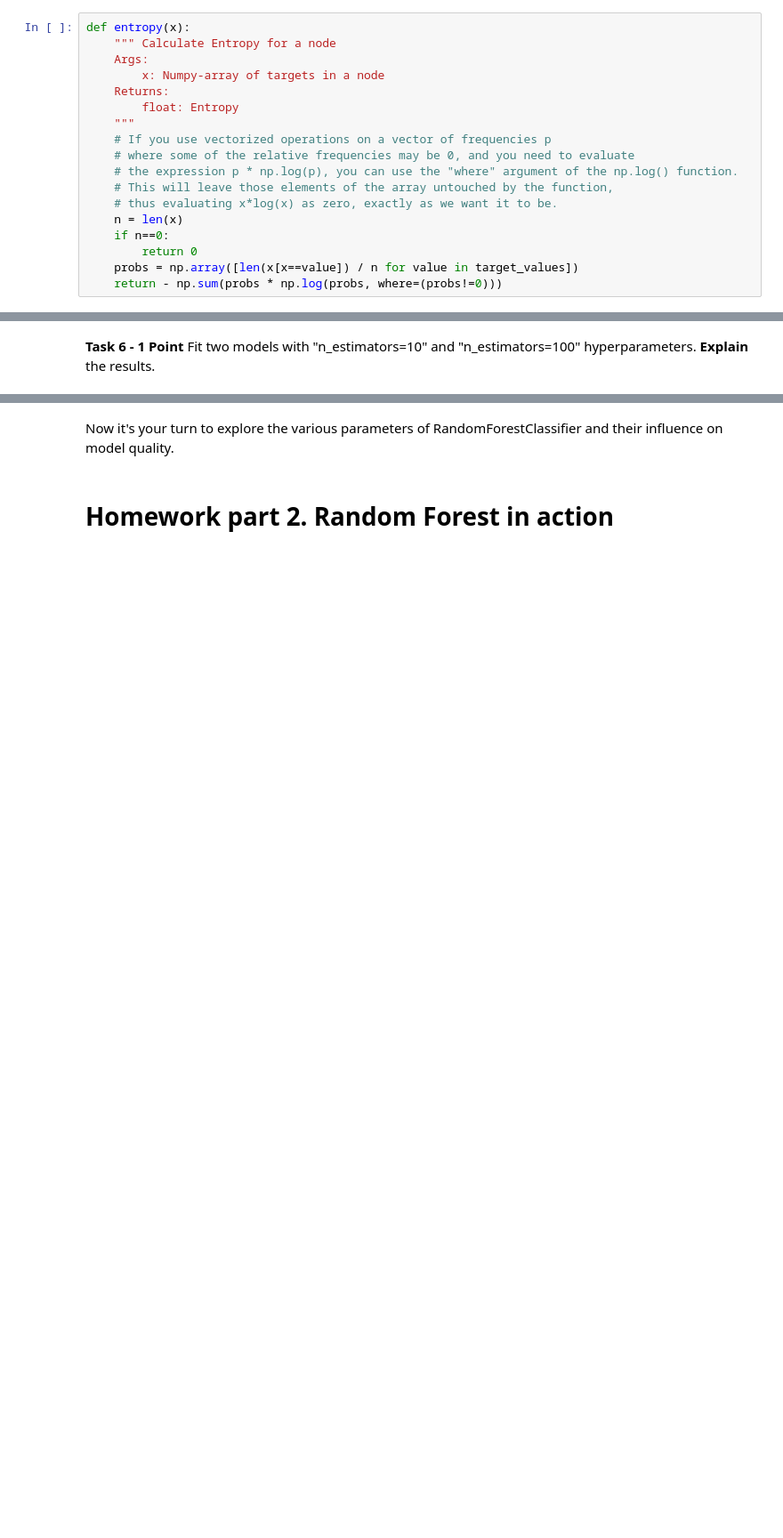
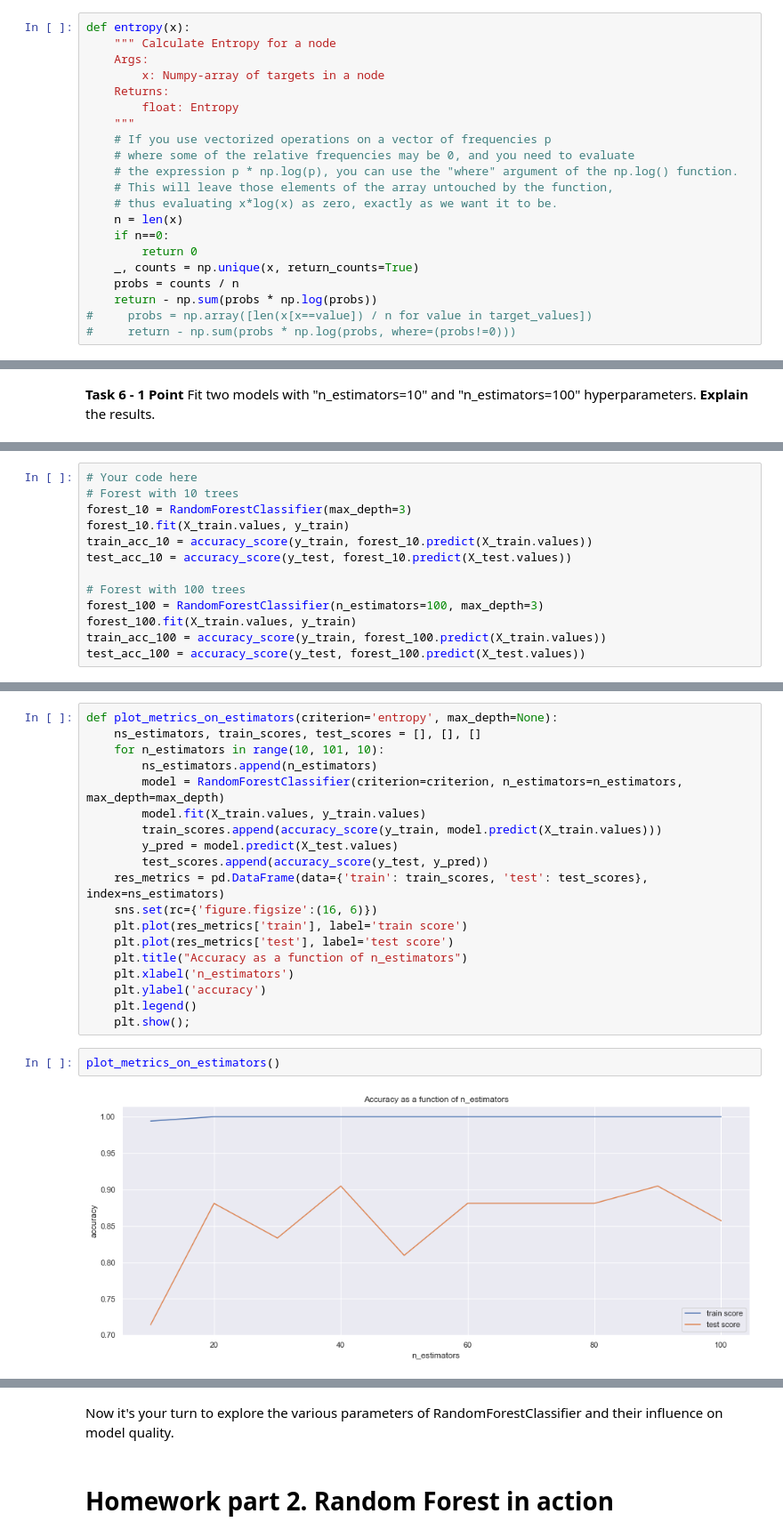
Before and after one commit to kesepkina/RS-ML-Cross-Check-2, a Jupyter notebook: 7_Trees_and_Ensembles.ipynb, the cells around one changed output, grey strips where cells are left out. Shown: that part at 89% size. Drawn from its saved outputs; the diff is of its cells as text; blank space fills up the shorter version.

```diff
--- a/7_Trees_and_Ensembles.ipynb
+++ b/7_Trees_and_Ensembles.ipynb
@@ -124,8 +126,11 @@ def entropy(x):
     n = len(x)
     if n==0:
         return 0
-    probs = np.array([len(x[x==value]) / n for value in target_values])
-    return - np.sum(probs * np.log(probs, where=(probs!=0)))
+    _, counts = np.unique(x, return_counts=True)
+    probs = counts / n
+    return - np.sum(probs * np.log(probs))
+#     probs = np.array([len(x[x==value]) / n for value in target_values])
+#     return - np.sum(probs * np.log(probs, where=(probs!=0)))
 # %%
 tests.test_entropy(entropy)
 # %% [output]
@@ -601,0 +587,13 @@ tests.test_random_forest(RandomForestClassifier)
+# %%
+# Your code here
+# Forest with 10 trees
+forest_10 = RandomForestClassifier(max_depth=3)
+forest_10.fit(X_train.values, y_train)
+train_acc_10 = accuracy_score(y_train, forest_10.predict(X_train.values))
+test_acc_10 = accuracy_score(y_test, forest_10.predict(X_test.values))
+
+# Forest with 100 trees
+forest_100 = RandomForestClassifier(n_estimators=100, max_depth=3)
+forest_100.fit(X_train.values, y_train)
+train_acc_100 = accuracy_score(y_train, forest_100.predict(X_train.values))
+test_acc_100 = accuracy_score(y_test, forest_100.predict(X_test.values))
@@ -601,0 +615,23 @@ tests.test_random_forest(RandomForestClassifier)
+# %%
+def plot_metrics_on_estimators(criterion='entropy', max_depth=None):
+    ns_estimators, train_scores, test_scores = [], [], []
+    for n_estimators in range(10, 101, 10):
+        ns_estimators.append(n_estimators)
+        model = RandomForestClassifier(criterion=criterion, n_estimators=n_estimators, max_depth=max_depth)
+        model.fit(X_train.values, y_train.values)
+        train_scores.append(accuracy_score(y_train, model.predict(X_train.values)))
+        y_pred = model.predict(X_test.values)
+        test_scores.append(accuracy_score(y_test, y_pred))
+    res_metrics = pd.DataFrame(data={'train': train_scores, 'test': test_scores}, index=ns_estimators)
+    sns.set(rc={'figure.figsize':(16, 6)})
+    plt.plot(res_metrics['train'], label='train score')
+    plt.plot(res_metrics['test'], label='test score')
+    plt.title("Accuracy as a function of n_estimators")
+    plt.xlabel('n_estimators')
+    plt.ylabel('accuracy')
+    plt.legend()
+    plt.show();
+# %%
+plot_metrics_on_estimators()
+# %% [output]
+[figure, added]
```
Also changed, not shown: parts of 31 cells of this notebook.
